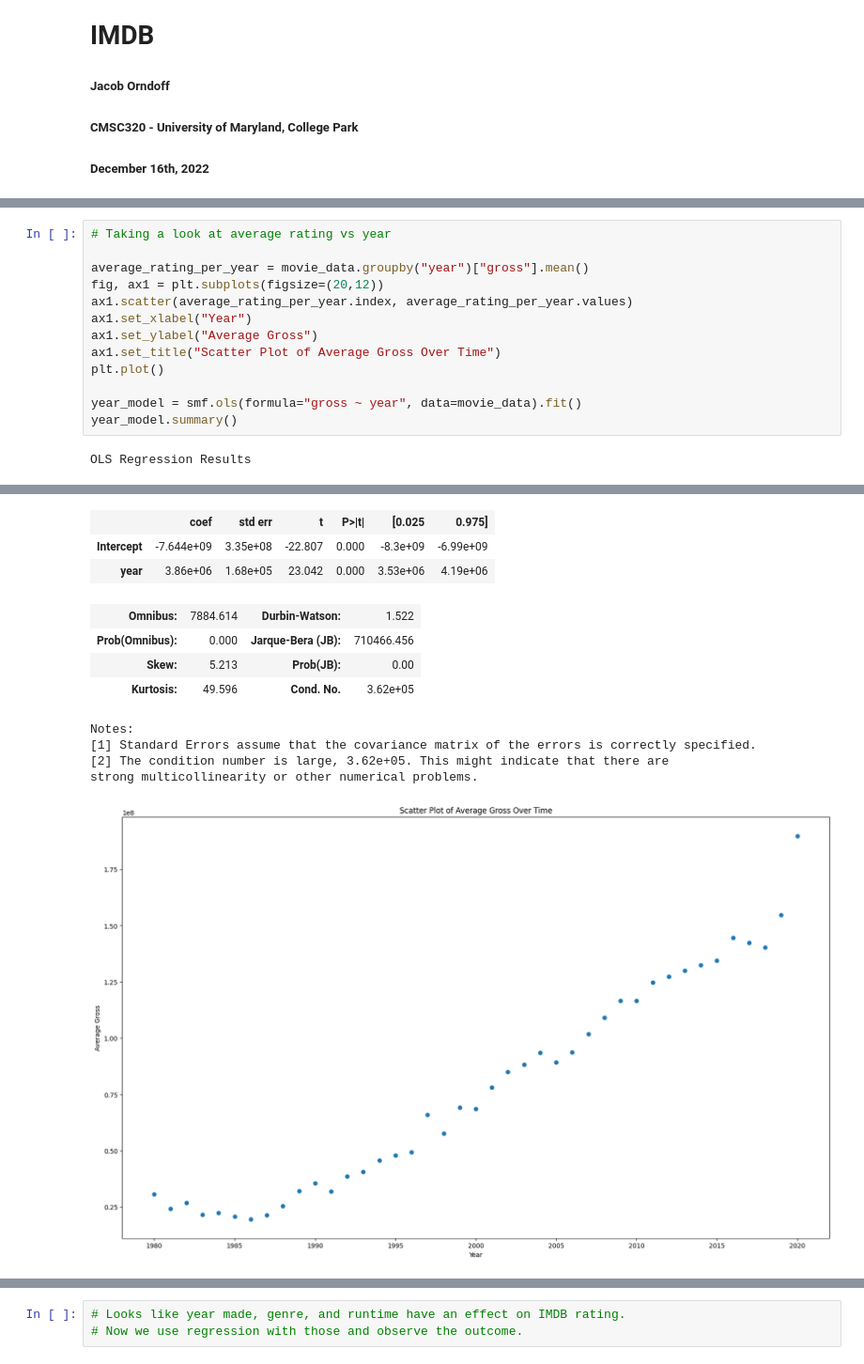
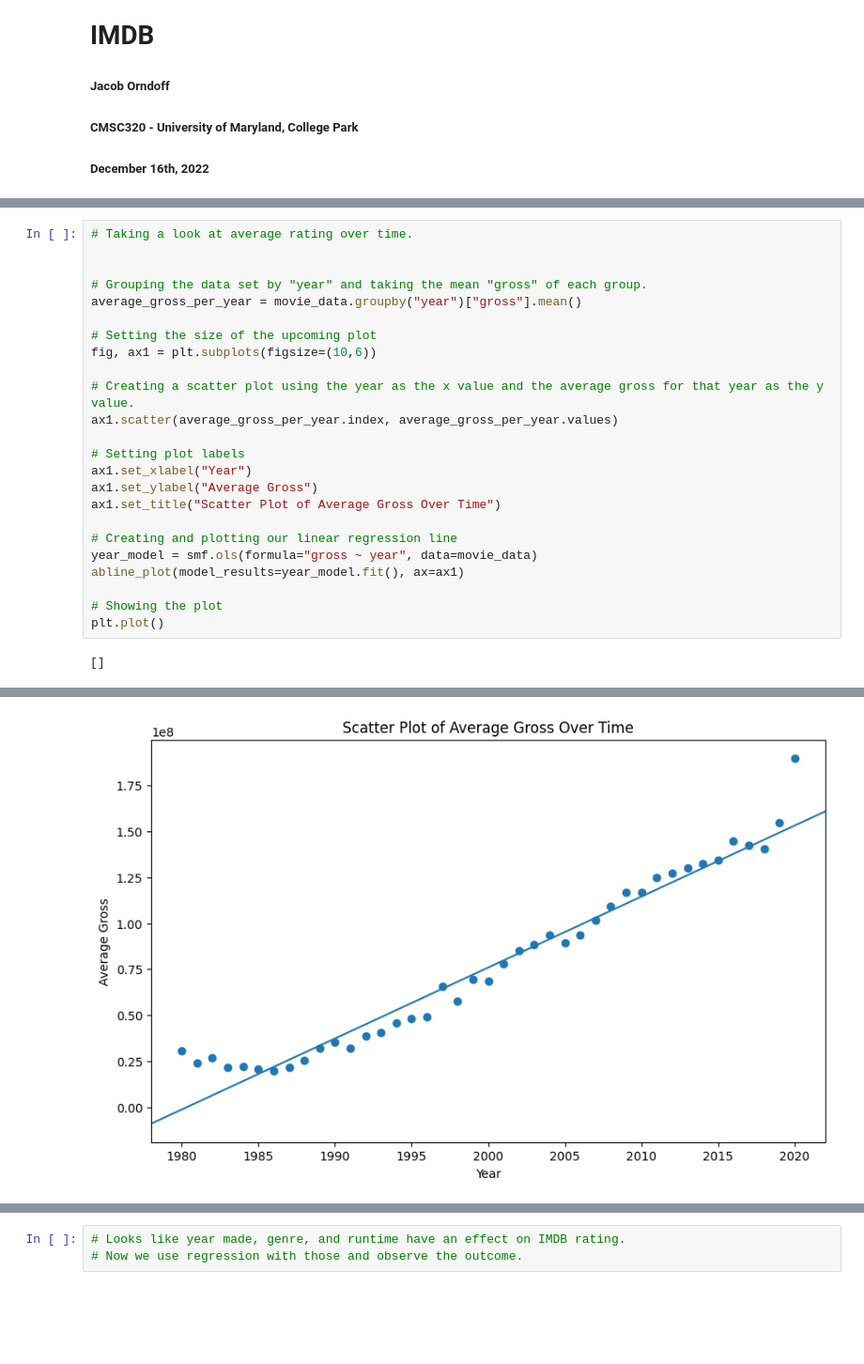
Before and after one commit to jacoborndoff/jacoborndoff.github.io, a Jupyter notebook: FinalProjectDraft (1).ipynb, the cells around one changed output, grey strips where cells are left out. Shown at 94% size. Drawn from its saved outputs; the diff is of its cells as text; blank space fills up the shorter version.

Commit message:
Release Year Section Finished

```diff
--- a/FinalProjectDraft (1).ipynb
+++ b/FinalProjectDraft (1).ipynb
@@ -108,15 +137,26 @@ print(movie_data["gross"].mean())
 # %%
-# Taking a look at average rating vs year
+# Taking a look at average rating over time.
 
-average_rating_per_year = movie_data.groupby("year")["gross"].mean()
-fig, ax1 = plt.subplots(figsize=(20,12))
-ax1.scatter(average_rating_per_year.index, average_rating_per_year.values)
+
+# Grouping the data set by "year" and taking the mean "gross" of each group.
+average_gross_per_year = movie_data.groupby("year")["gross"].mean()
+
+# Setting the size of the upcoming plot
+fig, ax1 = plt.subplots(figsize=(10,6))
+
+# Creating a scatter plot using the year as the x value and the average gross for that year as the y value.
+ax1.scatter(average_gross_per_year.index, average_gross_per_year.values)
+
+# Setting plot labels
 ax1.set_xlabel("Year")
 ax1.set_ylabel("Average Gross")
 ax1.set_title("Scatter Plot of Average Gross Over Time")
+
+# Creating and plotting our linear regression line
+year_model = smf.ols(formula="gross ~ year", data=movie_data)
+abline_plot(model_results=year_model.fit(), ax=ax1)
+
+# Showing the plot
 plt.plot()
-
-year_model = smf.ols(formula="gross ~ year", data=movie_data).fit()
-year_model.summary()
 # %% [output]
-OLS Regression Results
+[]
@@ -132,12 +163 @@ OLS Regression Results
-|  | coef | std err | t | P>|t| | [0.025 | 0.975] |
-| Intercept | -7.644e+09 | 3.35e+08 | -22.807 | 0.000 | -8.3e+09 | -6.99e+09 |
-| year | 3.86e+06 | 1.68e+05 | 23.042 | 0.000 | 3.53e+06 | 4.19e+06 |
-| Omnibus: | 7884.614 | Durbin-Watson: | 1.522 |
-| Prob(Omnibus): | 0.000 | Jarque-Bera (JB): | 710466.456 |
-| Skew: | 5.213 | Prob(JB): | 0.00 |
-| Kurtosis: | 49.596 | Cond. No. | 3.62e+05 |
-Notes:
-[1] Standard Errors assume that the covariance matrix of the errors is correctly specified.
-[2] The condition number is large, 3.62e+05. This might indicate that there are
-strong multicollinearity or other numerical problems.
-[figure, old version]
+[figure, new version]
```
Also changed, not shown: parts of 31 cells of this notebook, 1 other file.
